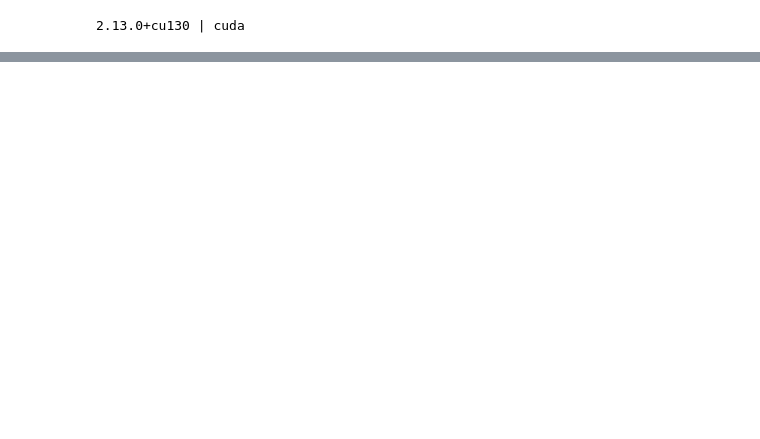
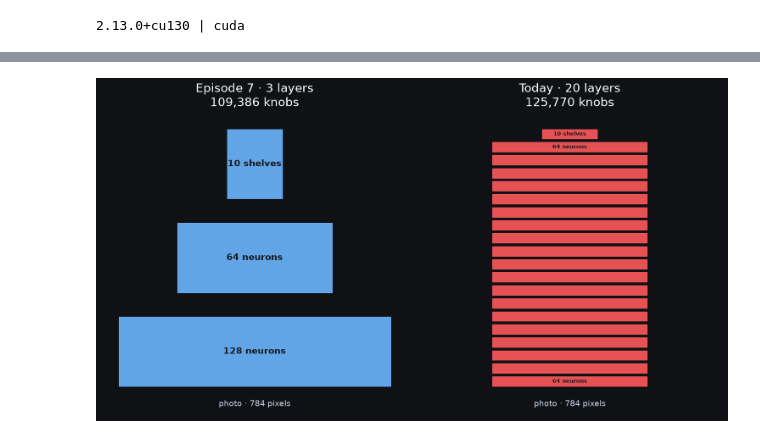
Before and after one commit to optimizer-step/pytorch_series, a Jupyter notebook: ep_10_live/batchnorm_vanishing_gradients.ipynb, the cells around one changed output, grey strips where cells are left out. Saved outputs shown, nothing was run; the diff lists cells and outputs as text; code cells hidden in the pictures; blank space fills up the shorter version.

```diff
--- a/ep_10_live/batchnorm_vanishing_gradients.ipynb
+++ b/ep_10_live/batchnorm_vanishing_gradients.ipynb
@@ -34,0 +63,12 @@ RuntimeError: Dataset not found. You can use download=True to download it
+# %%
+def deep_net(layers = 20, width = 64):
+    parts, size = [nn.Flatten()], 784
+    for _ in range(layers - 1):                     # 19 hidden layers
+        parts += [nn.Linear(size, width), nn.ReLU()]
+        size = width
+    parts.append(nn.Linear(size, 10))          ## Layer 20 for the 10 shelves
+    return nn.Sequential(*parts)
+
+viz.show_depth(new_shop_model(), deep_net())
+# %% [output]
+[figure, added]
```
Also changed, not shown: parts of 25 cells of this notebook, 8 other files.
